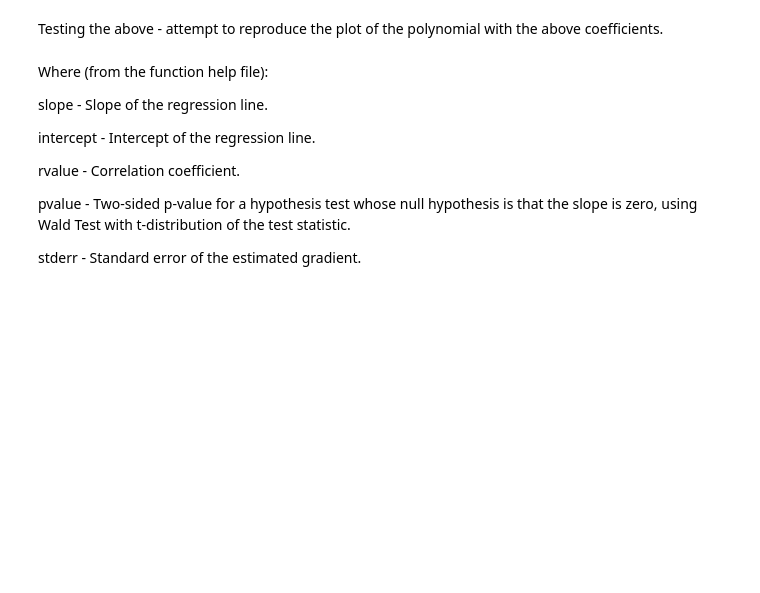
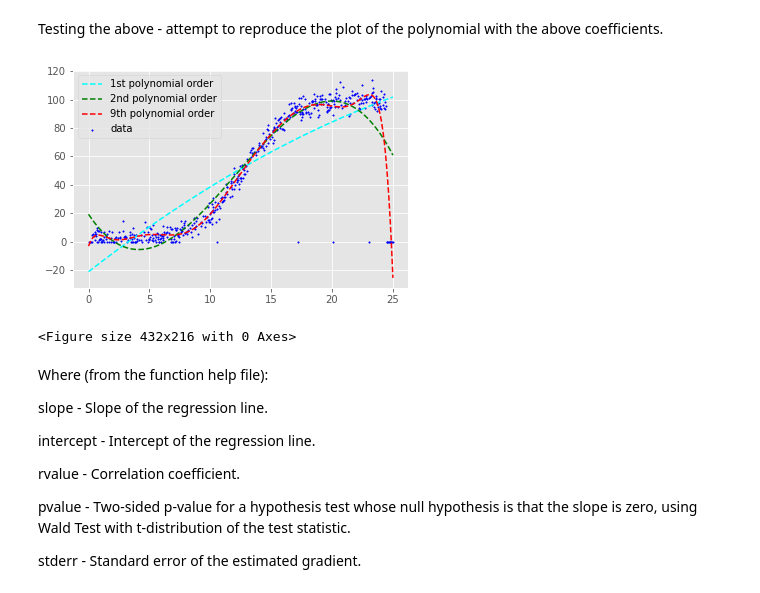
Before and after one commit to andkoc001/Machine-Learning-and-Statistics-Project, a Jupyter notebook: playground_for_trials.ipynb, the cells around one changed output. Saved outputs shown, nothing was run; the diff lists cells and outputs as text; code cells hidden in the pictures; blank space fills up the shorter version.

```diff
--- a/playground_for_trials.ipynb
+++ b/playground_for_trials.ipynb
@@ -84,0 +83,4 @@ import seaborn as sns
+# %%
+# plotting config
+plt.style.use('ggplot')
+plt.figure(figsize=(12,6))
@@ -162,0 +199,36 @@ print(yp)
+# %%
+# adapted from https://stackoverflow.com/q/51732577
+# create a shorthand for the column names
+X = df.iloc[:, 0].values.reshape(-1,1)
+y = df.iloc[:, 1].values.reshape(-1,1)
+plt.scatter(X, y, s=2, color='blue', label="data")
+
+# Fitting Polynomial Regression to the dataset
+poly_reg = PolynomialFeatures(degree = 2)
+X_poly = poly_reg.fit_transform(X)
+lin_reg = LinearRegression()
+lin_reg.fit(X_poly, y)
+plt.plot(X, lin_reg.predict(X_poly), ls="--", color = 'cyan', label='1st polynomial order')
+
+poly_reg = PolynomialFeatures(degree = 3)
+X_poly = poly_reg.fit_transform(X)
+lin_reg = LinearRegression()
+lin_reg.fit(X_poly, y)
+plt.plot(X, lin_reg.predict(X_poly), ls="--", color = 'green', label='2nd polynomial order')
+
+poly_reg = PolynomialFeatures(degree = 10)
+X_poly = poly_reg.fit_transform(X)
+lin_reg = LinearRegression()
+lin_reg.fit(X_poly, y)
+plt.plot(X, lin_reg.predict(X_poly), ls="--", color = 'red', label='9th polynomial order')
+
+
+# Visualising the Polynomial Regression results
+plt.legend(loc='best')
+# plt.xlim(0,25)
+# plt.ylim(0,120)
+plt.figure(figsize=(6,3))
+plt.show()
+# %% [output]
+[figure, added]
+<Figure size 432x216 with 0 Axes>
```
Also changed, not shown: parts of 12 cells of this notebook, 1 other file.
